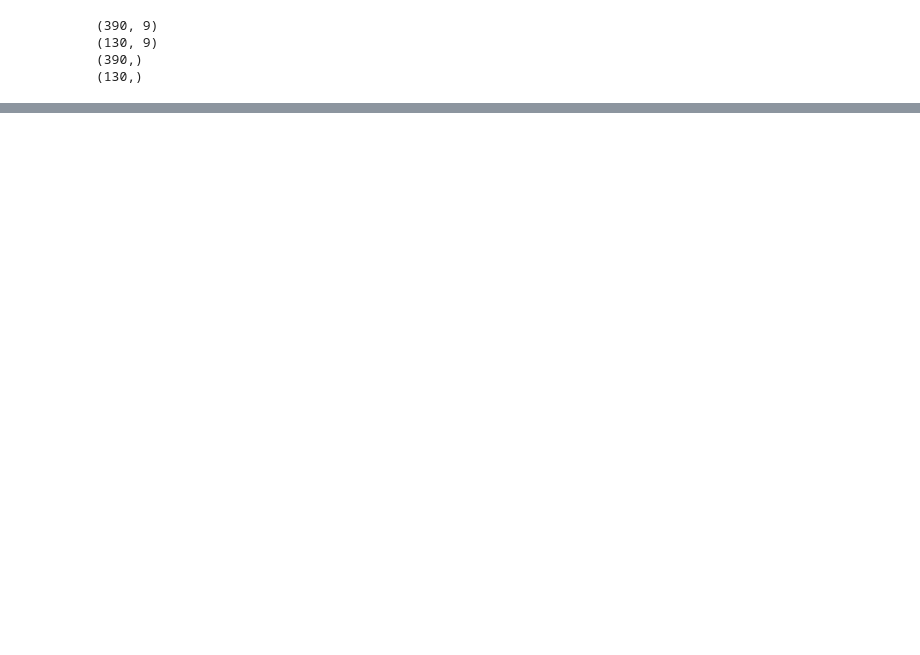
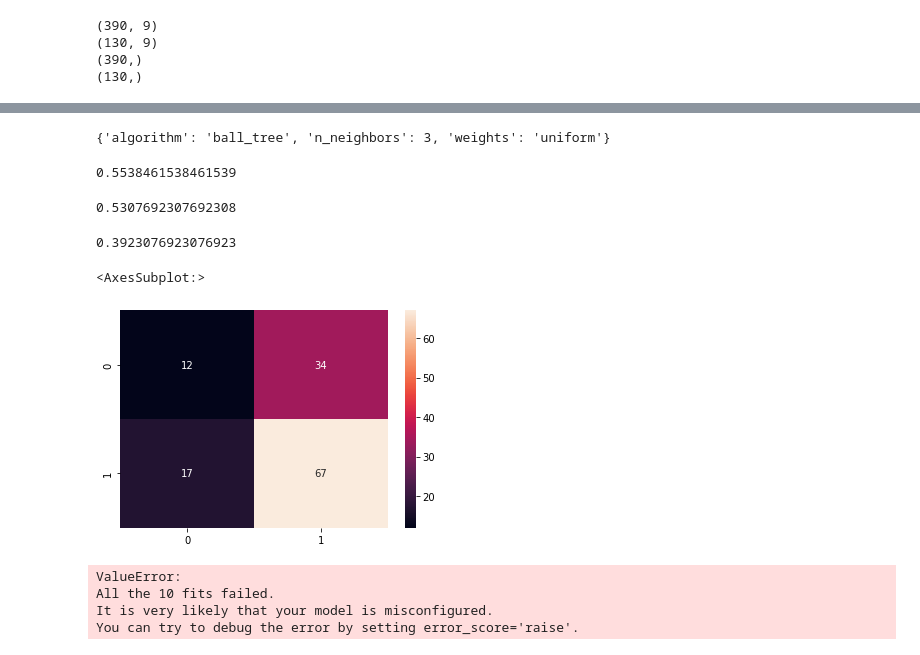
Before and after one commit to ryand0n/SC2022-BatchD-electric-pythons, a Jupyter notebook: Joshua Jesiah/Project EDA/EDA.ipynb, the cells around one changed output, grey strips where cells are left out. Drawn from its saved outputs; the diff is of its cells as text; code cells hidden in the pictures; blank space fills up the shorter version.

```diff
--- a/Joshua Jesiah/Project EDA/EDA.ipynb
+++ b/Joshua Jesiah/Project EDA/EDA.ipynb
@@ -383,0 +478,8 @@ Name: class, Length: 130, dtype: int64>
+# %%
+clf.best_params_
+# %% [output]
+{'algorithm': 'ball_tree', 'n_neighbors': 3, 'weights': 'uniform'}
+# %%
+clf.best_score_
+# %% [output]
+0.5538461538461539
@@ -383,0 +488,17 @@ Name: class, Length: 130, dtype: int64>
+# %%
+(pred == y_test).mean()
+# %% [output]
+0.5307692307692308
+# %%
+total_squared_error = (np.sum((y_test - y_hat)**2)) #get the sum of all the errors (error = what we want (y_test) - what we predicted (y_hat))
+mean_squared_error = total_squared_error/len(y_test) #divide this by how many rows/observations we have
+print(mean_squared_error)
+# %% [output]
+0.3923076923076923
+# %%
+from sklearn.metrics import confusion_matrix
+import seaborn as sns
+sns.heatmap(confusion_matrix(y_test, y_hat), annot=True, fmt='g')
+# %% [output]
+<AxesSubplot:>
+[figure, added]
@@ -383,0 +519,7 @@ Name: class, Length: 130, dtype: int64>
+# %%
+clf.fit(x_train, y_train)
+# %% [output]
+ValueError:
+All the 10 fits failed.
+It is very likely that your model is misconfigured.
+You can try to debug the error by setting error_score='raise'.
```
Also changed, not shown: parts of 40 cells of this notebook, 21 other files.
